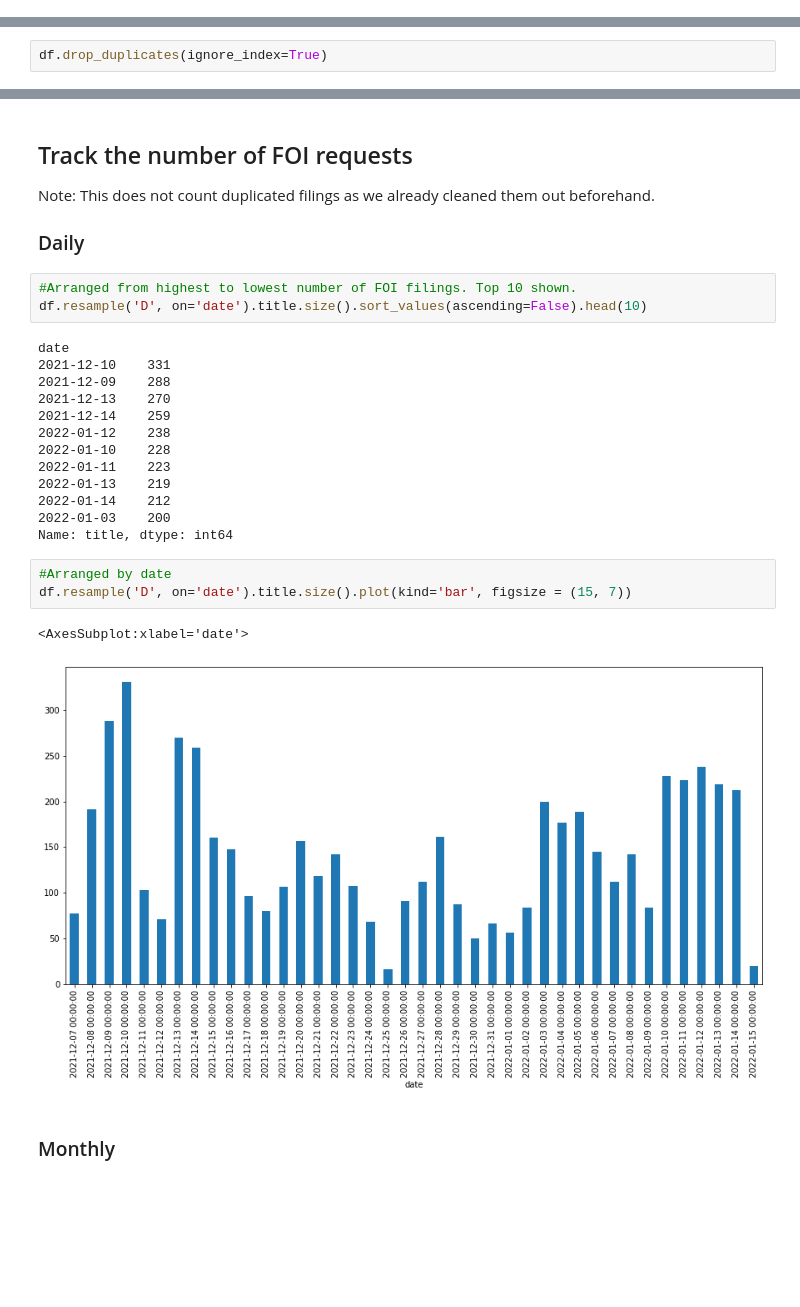
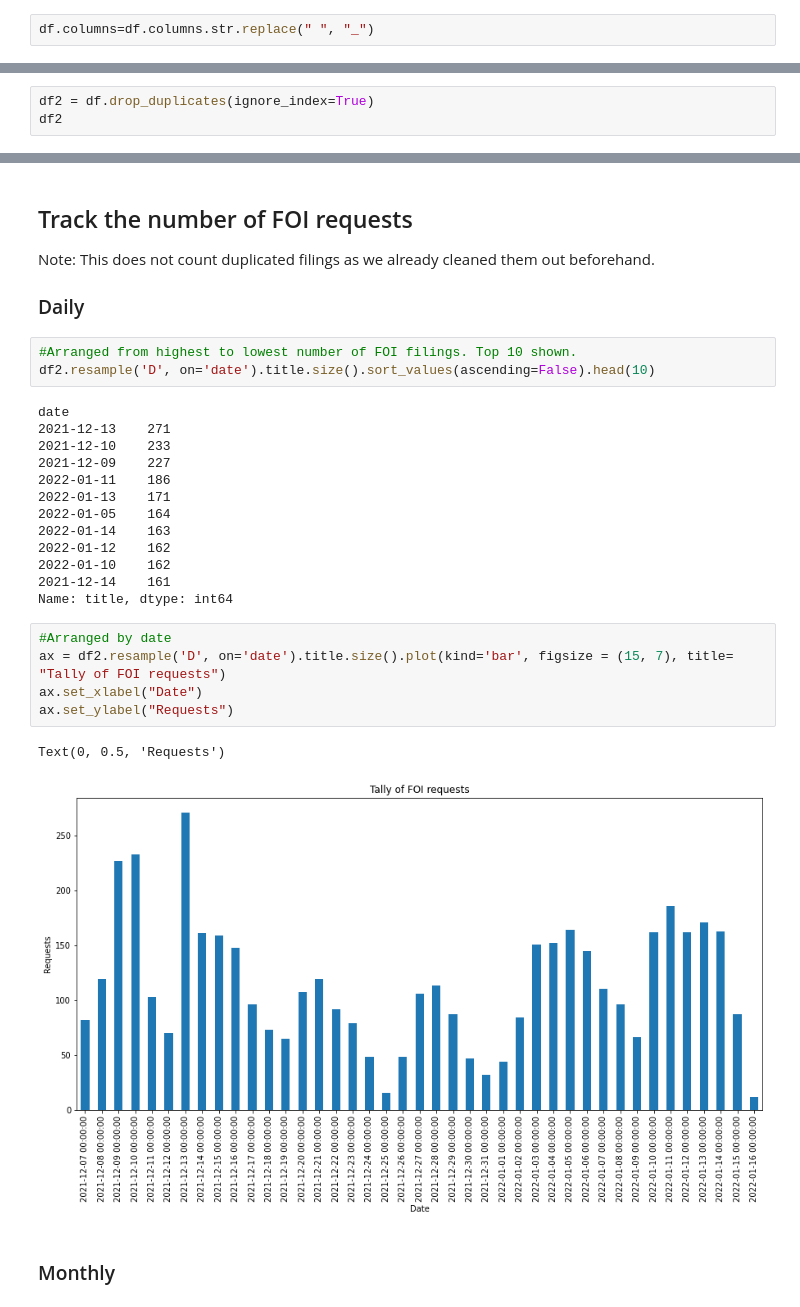
Before and after one commit to pmagtulis/foi-ph-scraper, a Jupyter notebook: foi-scraper.ipynb, the cells around one changed output, grey strips where cells are left out. Cells and saved outputs as stored; diff of their text form; blank space fills up the shorter version.

```diff
--- a/foi-scraper.ipynb
+++ b/foi-scraper.ipynb
@@ -199,3 +199,5 @@ df.head(20)
+# %%
+df.columns=df.columns.str.replace(" ", "_")
 # %% [markdown]
 ### Remove duplicates
 
@@ -211,4 +212,5 @@ True     1127
 dtype: int64
 # %%
-df.drop_duplicates(ignore_index=True)
+df2 = df.drop_duplicates(ignore_index=True)
+df2
 # %% [output]
@@ -344,26 +354,28 @@ Note: This does not count duplicated filings as we already cleaned them out befo
 ### Daily
 # %%
 #Arranged from highest to lowest number of FOI filings. Top 10 shown.
-df.resample('D', on='date').title.size().sort_values(ascending=False).head(10)
+df2.resample('D', on='date').title.size().sort_values(ascending=False).head(10)
 # %% [output]
 date
-2021-12-10    331
-2021-12-09    288
-2021-12-13    270
-2021-12-14    259
-2022-01-12    238
-2022-01-10    228
-2022-01-11    223
-2022-01-13    219
-2022-01-14    212
-2022-01-03    200
+2021-12-13    271
+2021-12-10    233
+2021-12-09    227
+2022-01-11    186
+2022-01-13    171
+2022-01-05    164
+2022-01-14    163
+2022-01-12    162
+2022-01-10    162
+2021-12-14    161
 Name: title, dtype: int64
 # %%
 #Arranged by date
-df.resample('D', on='date').title.size().plot(kind='bar', figsize = (15, 7))
+ax = df2.resample('D', on='date').title.size().plot(kind='bar', figsize = (15, 7), title= "Tally of FOI requests")
+ax.set_xlabel("Date")
+ax.set_ylabel("Requests")
 # %% [output]
-<AxesSubplot:xlabel='date'>
+Text(0, 0.5, 'Requests')
-[figure, old version]
+[figure, new version]
 # %% [markdown]
 ### Monthly
 # %%
```
Also changed, not shown: parts of 23 cells of this notebook.
